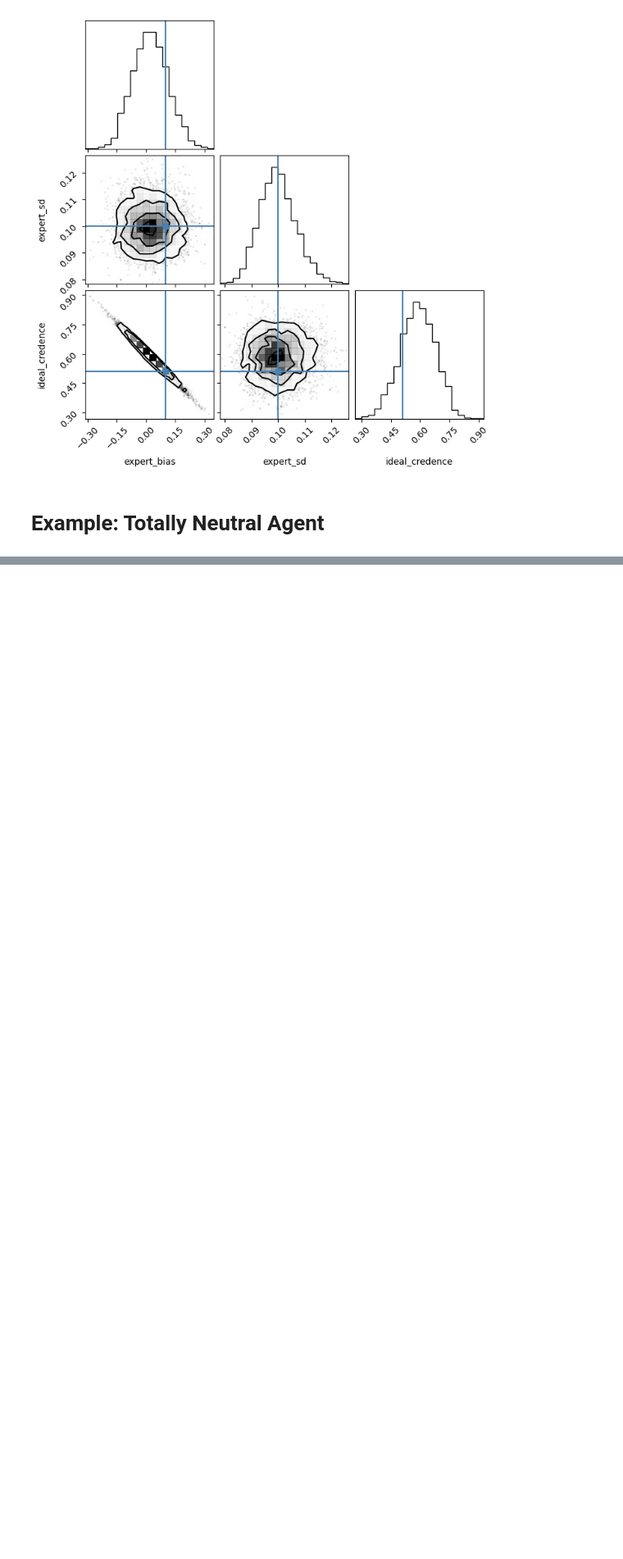
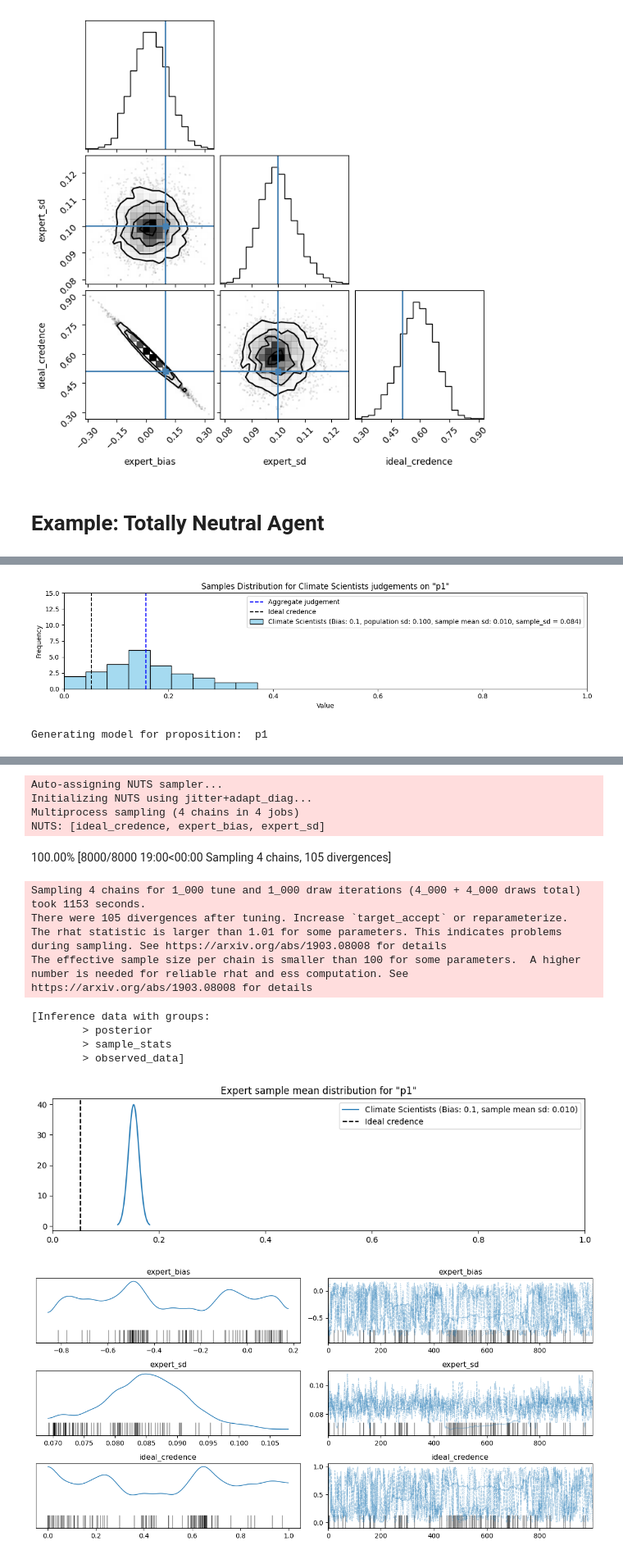
Before and after one commit to edisonymy/deference_to_experts_model, a Jupyter notebook: src/dev.ipynb, the cells around one changed output, grey strips where cells are left out. Shown at 82% size. Drawn from its saved outputs; the diff is of its cells as text; code cells hidden in the pictures; blank space fills up the shorter version.

```diff
--- a/src/dev.ipynb
+++ b/src/dev.ipynb
@@ -237,7 +237,7 @@ class Bayesian_Agent():
         ''' should agent's priors on the bias of the expert group be a distribution? this allows us to adjust how flat the distribution is based on the agent's familiarity and confidence, which seems like a useful feature.'''
         self.priors = {} #keys are propositions, values are Credence objects
         # self.expert_group_representations = {} # deprecated? these are classes
-        self.expert_group_models = {} # PMCR
+        self.expert_group_models = {} # PYMC
         self.ideal_credence_models = {}
         self.ideal_credence_estimates = {}
         self.ideal_credences = ideal_credence_obj.credence_function
@@ -246,7 +246,7 @@ class Bayesian_Agent():
 
 
 
-    def get_expert_model(self, expert_group_obj: Expert_Group, prior_distribution = 'uniform', plot = True, credence_prior_mu = 0.5, credence_prior_sigma = 0.2, bias_prior_mu = 0.5, bias_prior_sigma = 0.2, expert_sd_prior_sigma = 0.2):
+    def get_expert_model(self, expert_group_obj: Expert_Group, prior_distribution = 'uniform', plot = True, credence_prior_mu = 0.5, credence_prior_sigma = 0.2, expert_bias_prior_mu = 0.5, expert_bias_prior_sigma = 0.2, expert_sd_prior_sigma = 0.2):
         self.expert_group_models[expert_group_obj] = {}
         # treats ideal credence as an unknown parameter and aggregate judgements as observed variable.
         for proposition in self.propositions:
@@ -256,17 +256,19 @@ class Bayesian_Agent():
                 # set priors
                 if prior_distribution == 'uniform':
                     proposition_credence = pm.Uniform(f'ideal_credence', 0, 1)
-                    expert_bias = pm.Uniform(f'expert_bias', 0, 1)
+                    expert_bias = pm.Uniform(f'expert_bias', -1, 1)
                 if prior_distribution == 'normal':
                     proposition_credence = pm.Normal(f'ideal_credence', mu= credence_prior_mu, sigma = credence_prior_sigma)
-                    expert_bias = pm.Normal(f'expert_bias', mu = bias_prior_mu, sigma = bias_prior_sigma)
+                    expert_bias = pm.Normal(f'expert_bias', mu = expert_bias_prior_mu, sigma = expert_bias_prior_sigma)
                 expert_sd = pm.HalfNormal(f'expert_sd', sigma = expert_sd_prior_sigma)
 
                 # define model
                 # these are individual expert level, not group level, so each individual expert judgement is a separate observation
                 expert_judgement = expert_bias + proposition_credence
+
                 # sigma is the assumed noise parameter
                 y_obs = pm.Normal('observed_judgements', mu = expert_judgement, sigma = expert_sd, observed = expert_group_obj.individual_judgements[proposition])
+
             self.expert_group_models[expert_group_obj][proposition] = pm_model
             if plot:
                 graph = pm.model_to_graphviz(pm_model)
@@ -493,0 +460,17 @@ There were 1 divergences after tuning. Increase `target_accept` or reparameteriz
+# %%
+
+PLOT = True
+
+propositions = ['p1',
+                ]
+# ideal credence should be unique in each world, w.
+ideal_credence_obj = Ideal_Credences(propositions, seed=123)
+ideal_credence_obj.random_generate_ideal_credences()
+climate_scientists = Expert_Group(ideal_credence_obj,name = 'Climate Scientists',population_bias=0.1,population_sd=0.1,n_experts=100, plot = PLOT)
+
+agent_3 = Bayesian_Agent(ideal_credence_obj)
+agent_3.get_expert_model(climate_scientists, prior_distribution='uniform')
+agent_3.mcmc_get_posteriors(climate_scientists)
+# %% [output]
+[figure, added]
+Generating model for proposition:  p1
@@ -493,0 +478,15 @@ There were 1 divergences after tuning. Increase `target_accept` or reparameteriz
+Auto-assigning NUTS sampler...
+Initializing NUTS using jitter+adapt_diag...
+Multiprocess sampling (4 chains in 4 jobs)
+NUTS: [ideal_credence, expert_bias, expert_sd]
+100.00% [8000/8000 19:00<00:00 Sampling 4 chains, 105 divergences]
+Sampling 4 chains for 1_000 tune and 1_000 draw iterations (4_000 + 4_000 draws total) took 1153 seconds.
+There were 105 divergences after tuning. Increase `target_accept` or reparameterize.
+The rhat statistic is larger than 1.01 for some parameters. This indicates problems during sampling. See https://arxiv.org/abs/1903.08008 for details
+The effective sample size per chain is smaller than 100 for some parameters.  A higher number is needed for reliable rhat and ess computation. See https://arxiv.org/abs/1903.08008 for details
+[Inference data with groups:
+        > posterior
+        > sample_stats
+        > observed_data]
+[figure, added]
+[figure, added]
```
Also changed, not shown: parts of 11 cells of this notebook.
